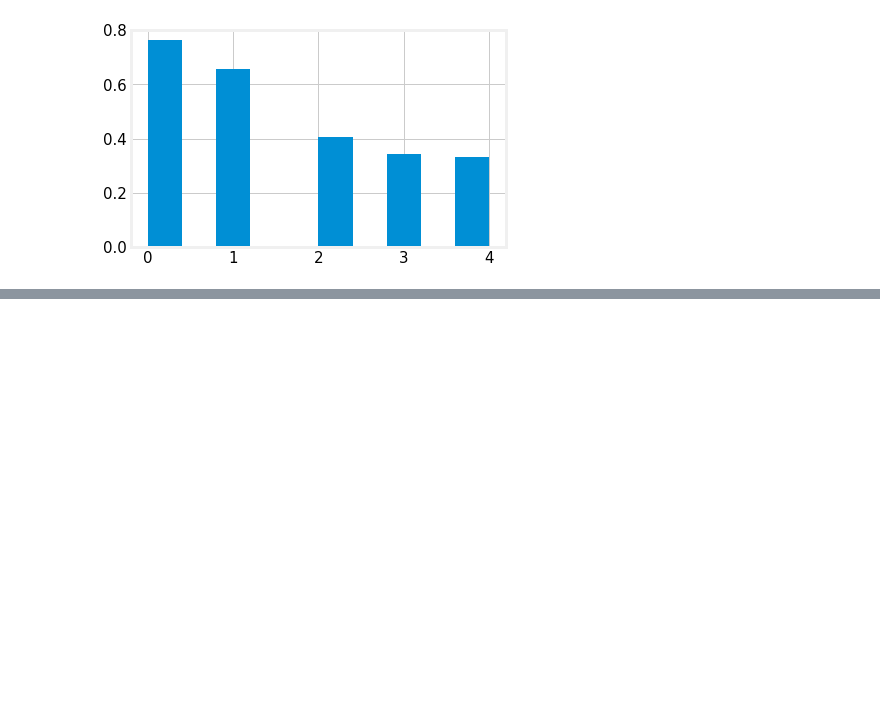
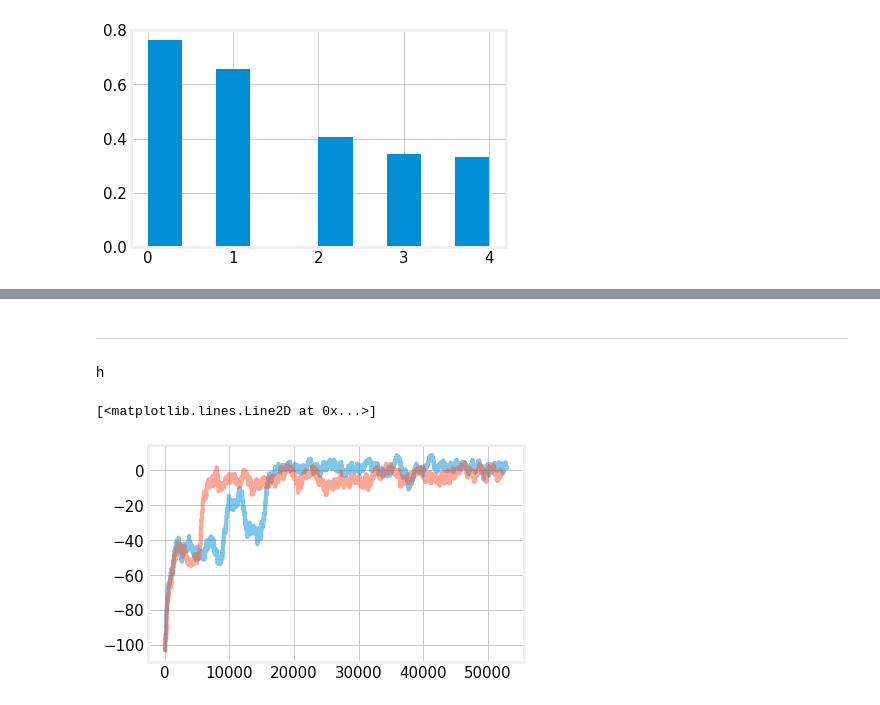
Before and after one commit to NotAnyMike/HRL, a Jupyter notebook: notebooks/Plots.ipynb, the cells around one changed output, grey strips where cells are left out. Saved outputs shown, nothing was run; the diff lists cells and outputs as text; code cells hidden in the pictures; blank space fills up the shorter version.

```diff
--- a/notebooks/Plots.ipynb
+++ b/notebooks/Plots.ipynb
@@ -148,0 +204,9 @@ plt.hist?
+# %% [markdown]
+---
+h
+# %%
+plt.plot(step_nums_h_a, vals_h_a_smooth,alpha=0.5)
+plt.plot(step_nums_h_b, vals_h_b_smooth,alpha=0.5)
+# %% [output]
+[<matplotlib.lines.Line2D at 0x...>]
+[figure, added]
```
Also changed, not shown: parts of 11 cells of this notebook, 2 other files.
